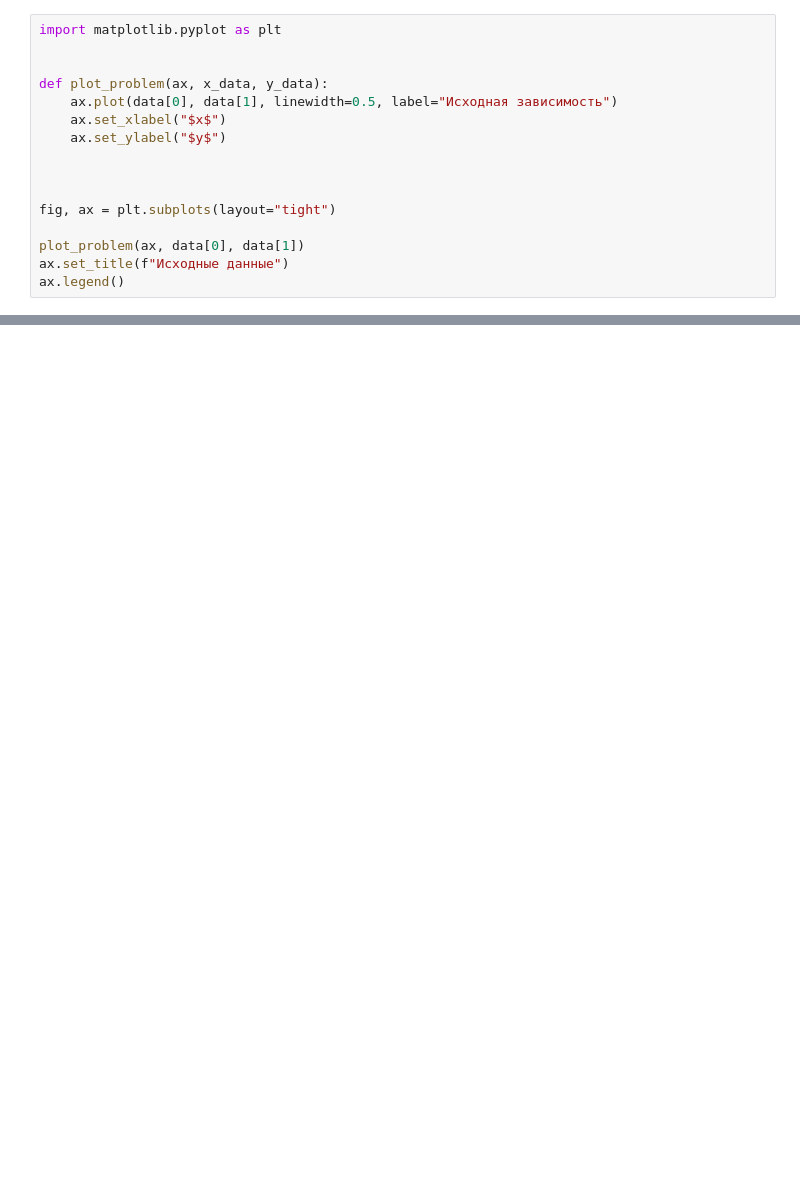
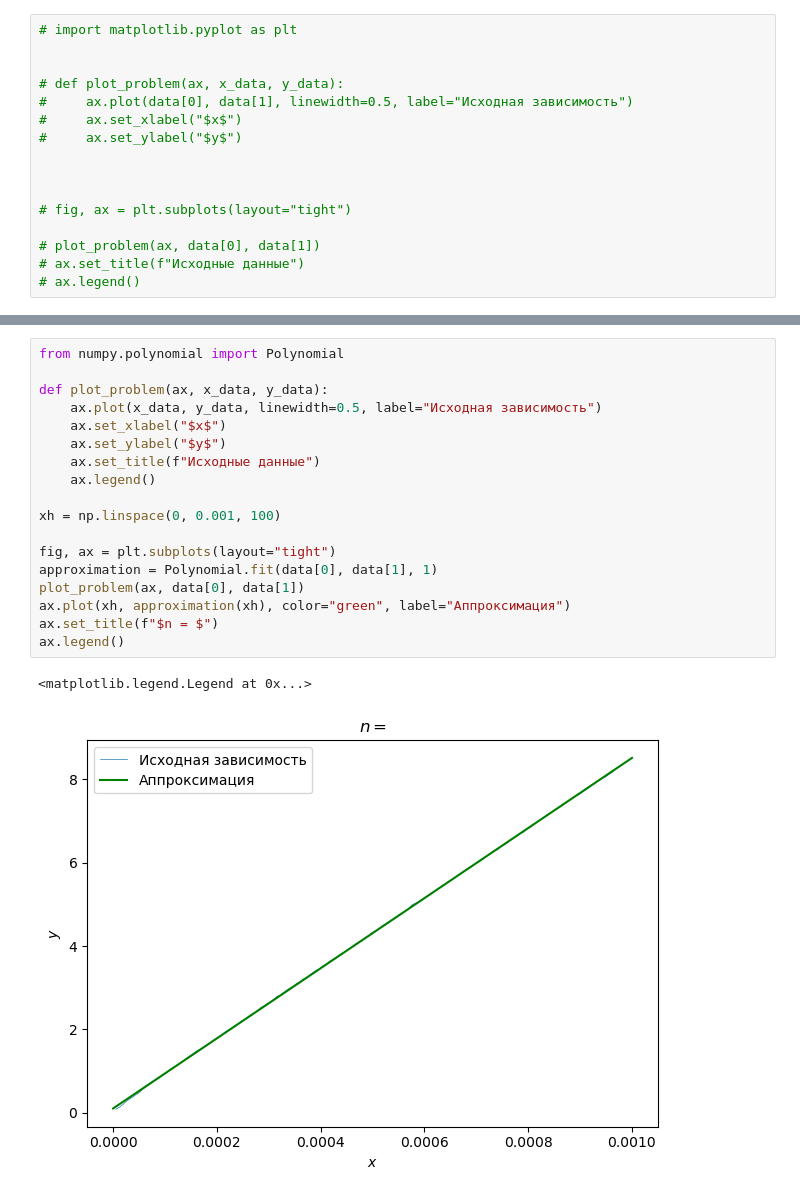
Before and after one commit to paradise900/Robotics-2-semester, a Jupyter notebook: graph.ipynb, the cells around one changed output, grey strips where cells are left out. Saved outputs shown, nothing was run; the diff lists cells and outputs as text; blank space fills up the shorter version.

```diff
--- a/graph.ipynb
+++ b/graph.ipynb
@@ -59,16 +24,16 @@ data
 # %%
-import matplotlib.pyplot as plt
+# import matplotlib.pyplot as plt
 
 
-def plot_problem(ax, x_data, y_data):
-    ax.plot(data[0], data[1], linewidth=0.5, label="Исходная зависимость")
-    ax.set_xlabel("$x$")
-    ax.set_ylabel("$y$")
+# def plot_problem(ax, x_data, y_data):
+#     ax.plot(data[0], data[1], linewidth=0.5, label="Исходная зависимость")
+#     ax.set_xlabel("$x$")
+#     ax.set_ylabel("$y$")
 
 
 
-fig, ax = plt.subplots(layout="tight")
+# fig, ax = plt.subplots(layout="tight")
 
-plot_problem(ax, data[0], data[1])
-ax.set_title(f"Исходные данные")
-ax.legend()
+# plot_problem(ax, data[0], data[1])
+# ax.set_title(f"Исходные данные")
+# ax.legend()
@@ -78 +127,22 @@ ax.legend()
+# %%
+from numpy.polynomial import Polynomial
+
+def plot_problem(ax, x_data, y_data):
+    ax.plot(x_data, y_data, linewidth=0.5, label="Исходная зависимость")
+    ax.set_xlabel("$x$")
+    ax.set_ylabel("$y$")
+    ax.set_title(f"Исходные данные")
+    ax.legend()
+
+xh = np.linspace(0, 0.001, 100)
+
+fig, ax = plt.subplots(layout="tight")
+approximation = Polynomial.fit(data[0], data[1], 1)
+plot_problem(ax, data[0], data[1])
+ax.plot(xh, approximation(xh), color="green", label="Аппроксимация")
+ax.set_title(f"$n = $")
+ax.legend()
+# %% [output]
+<matplotlib.legend.Legend at 0x...>
+[figure, added]
 # %%
```
Also changed, not shown: parts of 10 cells of this notebook, 24 other files.
